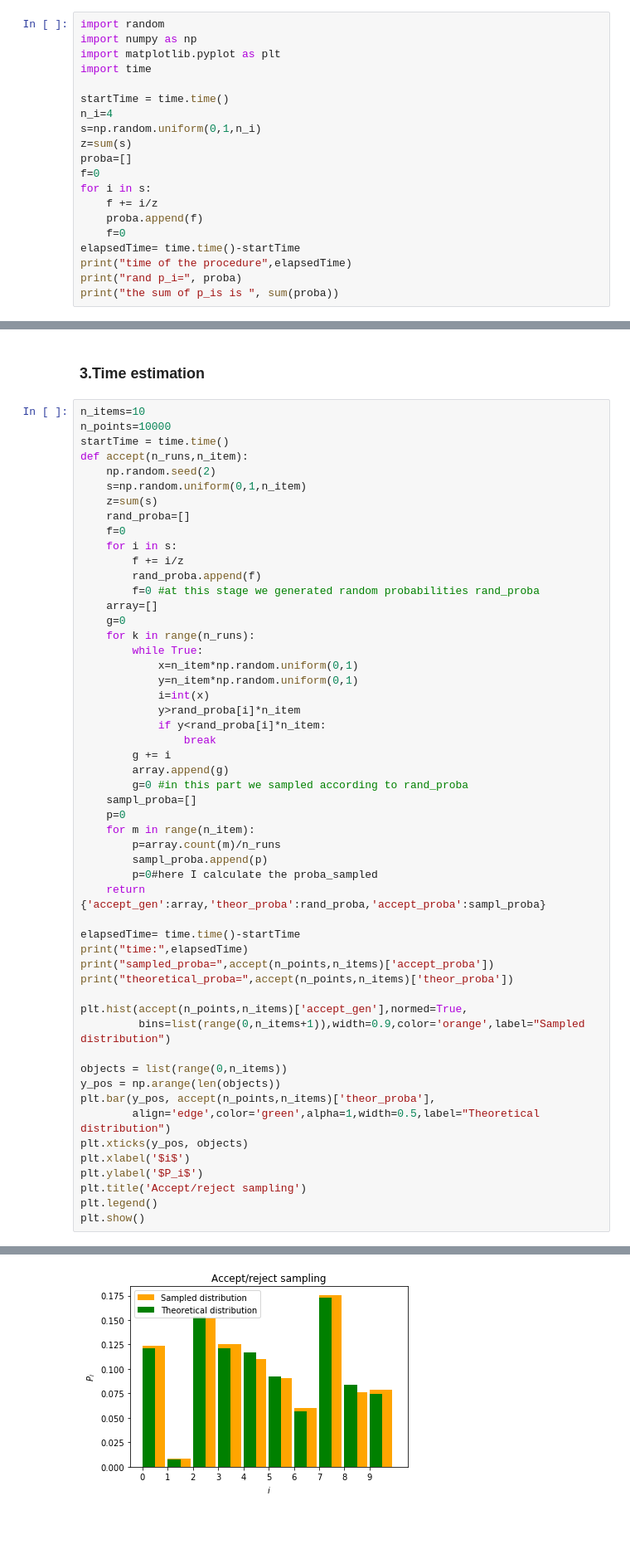
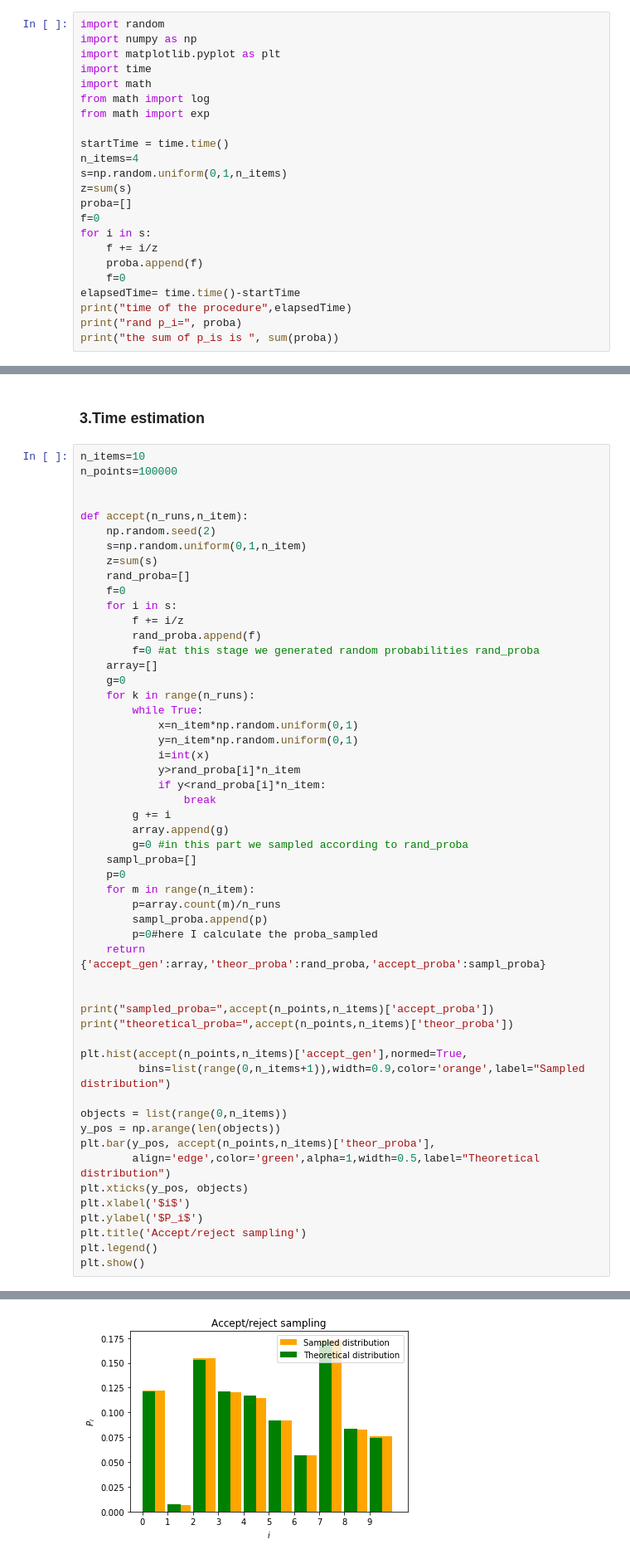
Before and after one commit to anasku/Comp_tools, a Jupyter notebook: Untitled4.ipynb, the cells around one changed output, grey strips where cells are left out. Shown at 83% size. Saved outputs shown, nothing was run; the diff lists cells and outputs as text; blank space fills up the shorter version.

```diff
--- a/Untitled4.ipynb
+++ b/Untitled4.ipynb
@@ -15,10 +15,13 @@ import random
 import numpy as np
 import matplotlib.pyplot as plt
 import time
+import math
+from math import log
+from math import exp
 
 startTime = time.time()
-n_i=4
-s=np.random.uniform(0,1,n_i)
+n_items=4
+s=np.random.uniform(0,1,n_items)
 z=sum(s)
 proba=[]
 f=0
@@ -136,8 +139,9 @@ p_i_original= [0.038557672150510834, 0.20106131216511489, 0.14665504706367916, 0
 ### 3.Time estimation
 # %%
 n_items=10
-n_points=10000
-startTime = time.time()
+n_points=100000
+
+
 def accept(n_runs,n_item):
     np.random.seed(2)
     s=np.random.uniform(0,1,n_item)
@@ -169,8 +173,7 @@ def accept(n_runs,n_item):
         p=0#here I calculate the proba_sampled
     return {'accept_gen':array,'theor_proba':rand_proba,'accept_proba':sampl_proba}
 
-elapsedTime= time.time()-startTime
-print("time:",elapsedTime)
+
 print("sampled_proba=",accept(n_points,n_items)['accept_proba'])
 print("theoretical_proba=",accept(n_points,n_items)['theor_proba'])
 
@@ -193,3 +196,3 @@ sampled_proba= [0.1233, 0.0083, 0.1514, 0.1256, 0.1104, 0.0904, 0.0598, 0.1757,
 theoretical_proba= [0.12151439953274266, 0.0072257966256834959, 0.15319423602654106, 0.12132696708673414, 0.11715903282952381, 0.092066299908176524, 0.057036804233561875, 0.17259454010692335, 0.083515 ...
-[figure, old version]
+[figure, new version]
 # %%
```
Also changed, not shown: parts of 13 cells of this notebook.
